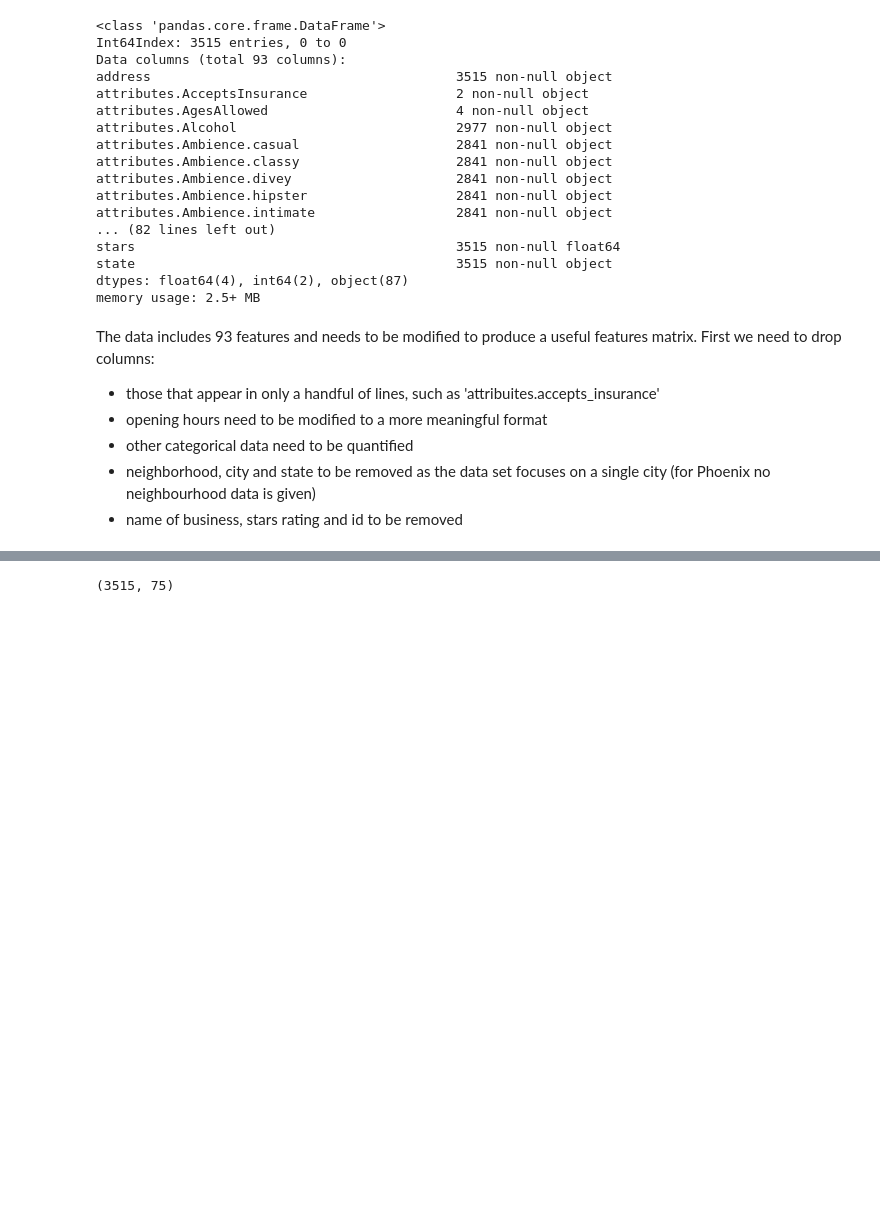
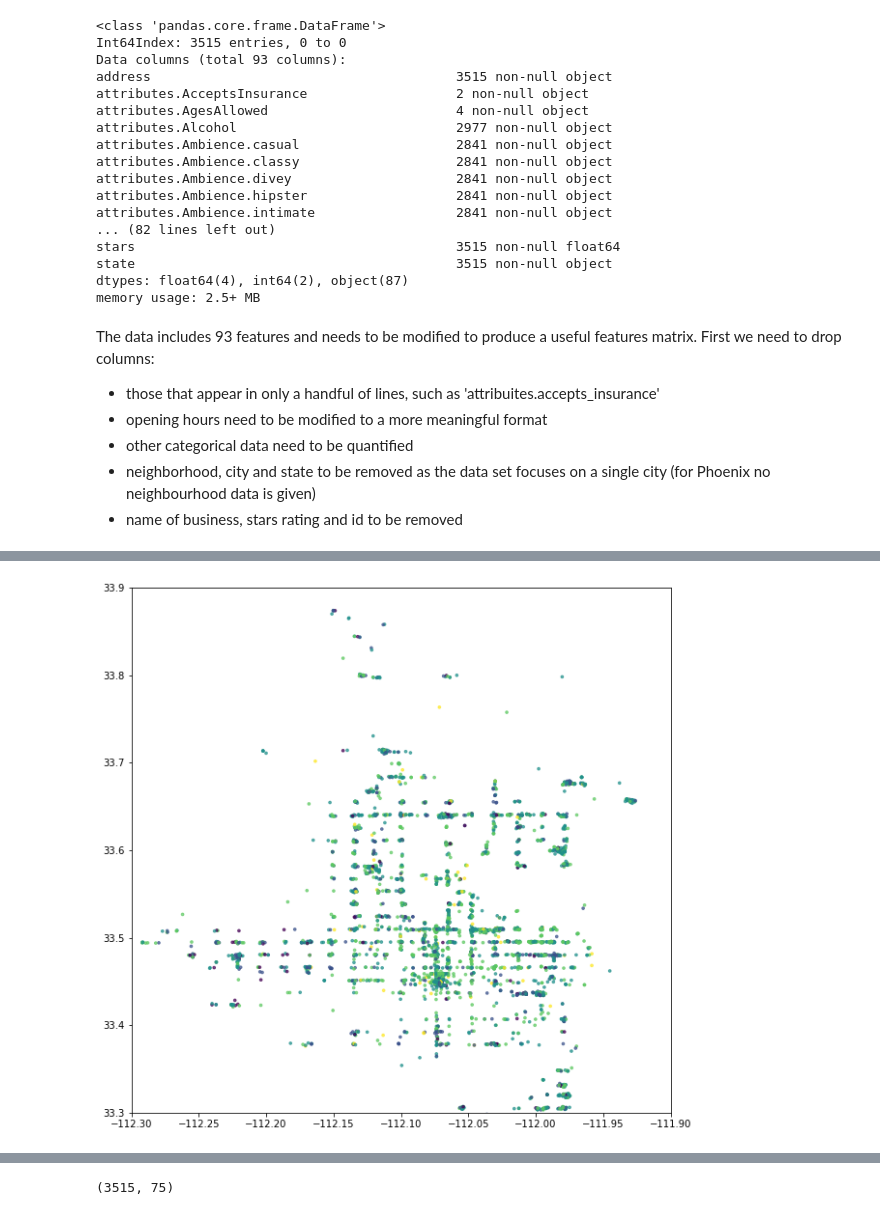
Before and after one commit to IvanTodorovic78/Capstone2, a Jupyter notebook: Restaurants.ipynb, the cells around one changed output, grey strips where cells are left out. Cells and saved outputs as stored; diff of their text form; code cells hidden in the pictures; blank space fills up the shorter version.

```diff
--- a/Restaurants.ipynb
+++ b/Restaurants.ipynb
@@ -186,0 +195,9 @@ The data includes 93 features and needs to be modified to produce a useful featu
+# %%
+# compare all ratings
+col = (featuresdf.stars.astype(int)) * 2
+plt.figure(figsize=(10,10))
+plt.scatter(x=featuresdf.longitude, y=featuresdf.latitude, c=col, s=7, alpha=0.7)
+plt.axis(xmin=-112.3, xmax=-111.9, ymin=33.3, ymax=33.9)
+plt.show()
+# %% [output]
+[figure, added]
```
Also changed, not shown: parts of 59 cells of this notebook.
